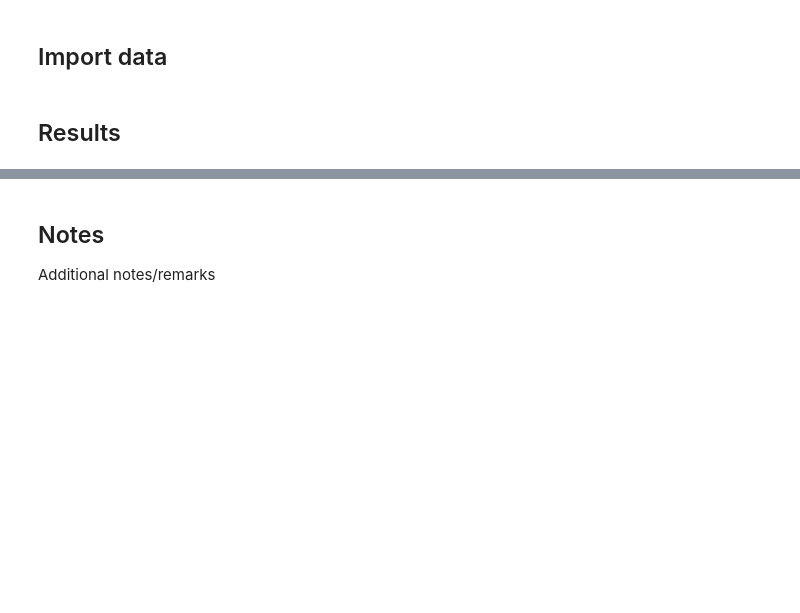
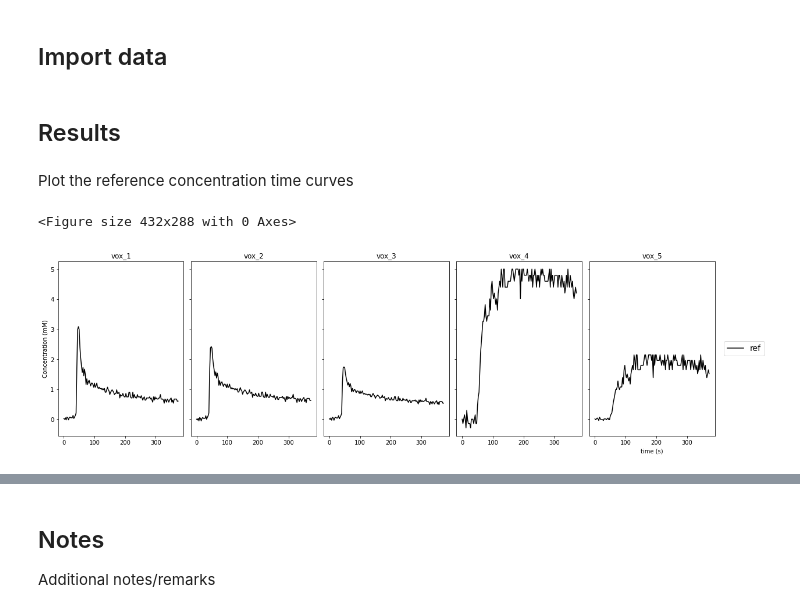
Before and after one commit to OSIPI/DCE-DSC-MRI_CodeCollection, a Jupyter notebook: notebooks/SItoC.ipynb, the cells around one changed output, grey strips where cells are left out. Cells and saved outputs as stored; diff of their text form; code cells hidden in the pictures; blank space fills up the shorter version.

Commit message:
first version of results SItoConc including fig + BA results

```diff
--- a/notebooks/SItoC.ipynb
+++ b/notebooks/SItoC.ipynb
@@ -21,0 +83,29 @@ Tolerances
+# %% [markdown]
+Plot the reference concentration time curves
+# %%
+plt.figure()
+fig, ax = plt.subplots(1, no_voxels, sharex='col', sharey='row', figsize=(20,5))
+
+for current_voxel in range(no_voxels):
+
+    subset_data = df[(df['author'] == author_list[0]) & (df['label'] == voxel_list[current_voxel])]
+    no_time_points = len(subset_data.conc_meas)
+    time_array = np.arange(0, no_time_points*dt,dt) # to do, check with LK if this is correct
+
+    ax[current_voxel].plot(time_array, subset_data.conc_ref, color='black', label='ref')
+
+    if current_voxel == 0:
+        ax[current_voxel].set_ylabel('Concentration (mM)')
+    if current_voxel == no_voxels-1:
+        ax[current_voxel].set_xlabel('time (s)')
+
+    ax[current_voxel].set_title(voxel_list[current_voxel])
+
+
+ax[no_voxels-1].legend(bbox_to_anchor=(1.04,0.5), loc="center left", fontsize=14)
+
+fig.tight_layout()
+fig.subplots_adjust(left=0.15, top=0.95)
+# %% [output]
+<Figure size 432x288 with 0 Axes>
+[figure, added]
```
Also changed, not shown: parts of 10 cells of this notebook, 3 other files.
